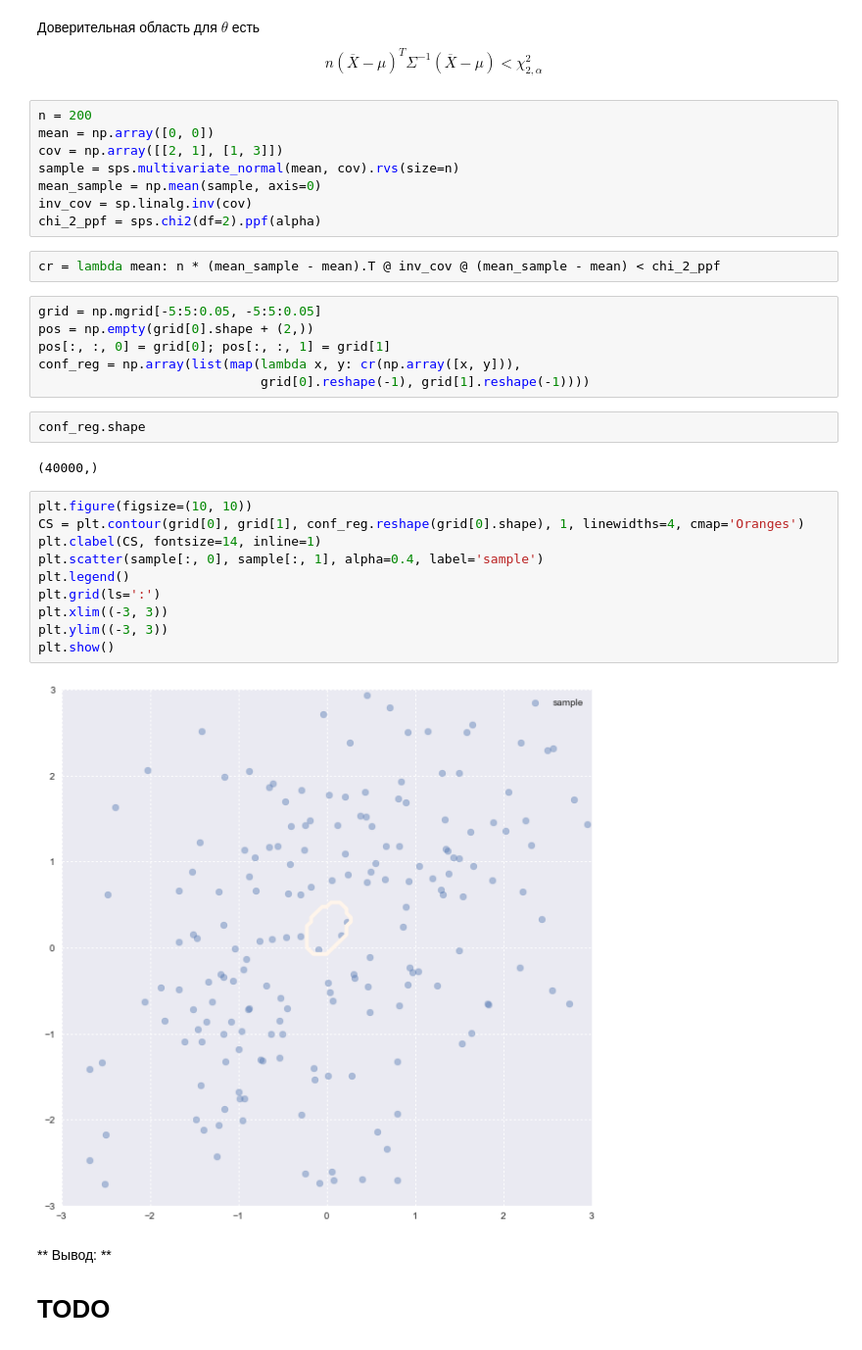
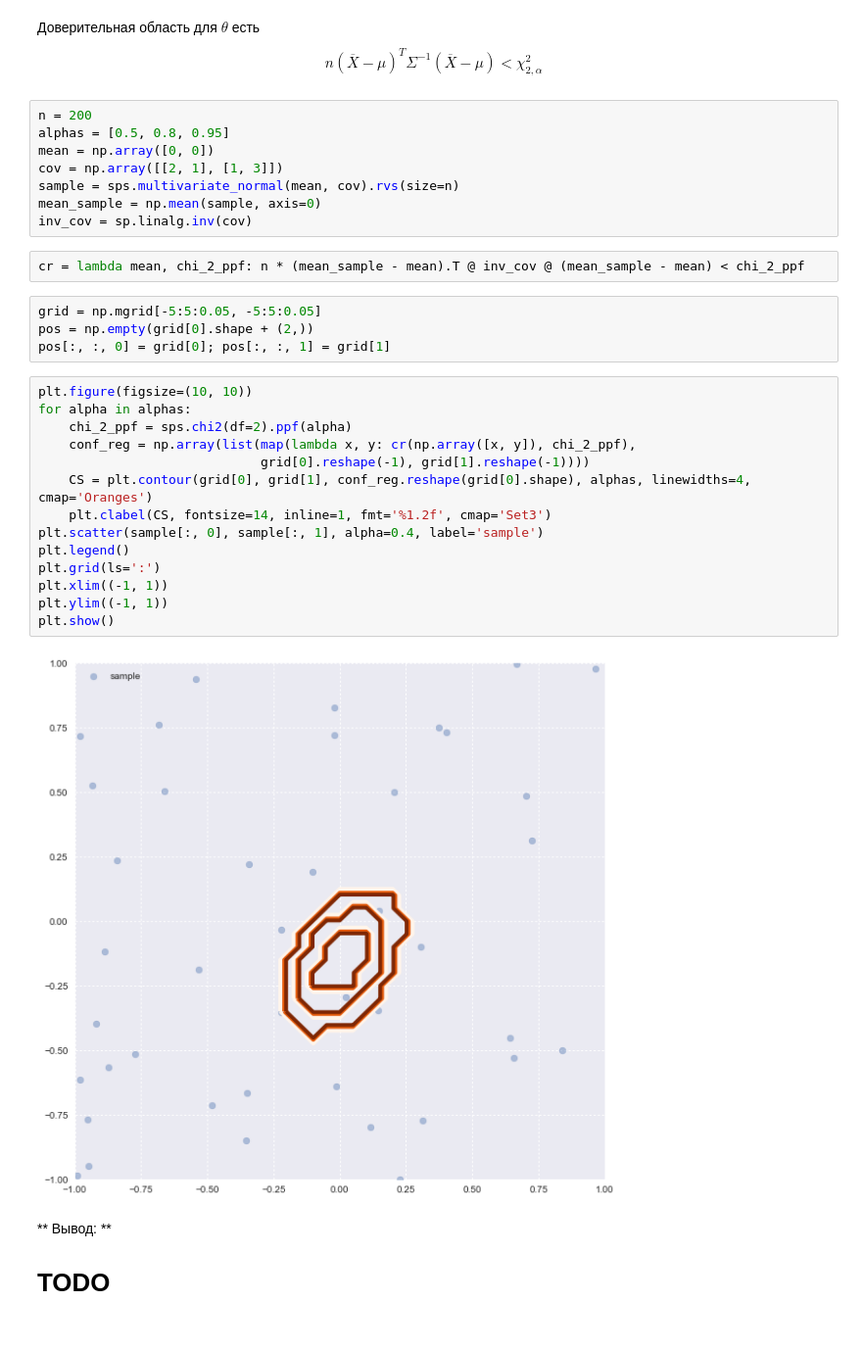
Before and after one commit to ArtemKupriyanov/MIPT-PROGRAMMING, a Jupyter notebook: Math-Stat/4_task/4.92.ipynb, the cells around one changed output. Shown at 98% size. Cells and saved outputs as stored; diff of their text form.

```diff
--- a/Math-Stat/4_task/4.92.ipynb
+++ b/Math-Stat/4_task/4.92.ipynb
@@ -154,36 +154,34 @@ draw_confidence_interval(left, right, sample=sample, ylim=(-3, 3))
 Доверительная область для $\theta$ есть $$ n (\overline{X} - \mu)^{T} \Sigma^{-1} (\overline{X} - \mu) <  \chi^2_{2, \alpha} $$
 # %%
 n = 200
+alphas = [0.5, 0.8, 0.95]
 mean = np.array([0, 0])
 cov = np.array([[2, 1], [1, 3]])
 sample = sps.multivariate_normal(mean, cov).rvs(size=n)
 mean_sample = np.mean(sample, axis=0)
 inv_cov = sp.linalg.inv(cov)
-chi_2_ppf = sps.chi2(df=2).ppf(alpha)
 # %%
-cr = lambda mean: n * (mean_sample - mean).T @ inv_cov @ (mean_sample - mean) < chi_2_ppf
+cr = lambda mean, chi_2_ppf: n * (mean_sample - mean).T @ inv_cov @ (mean_sample - mean) < chi_2_ppf
 # %%
 grid = np.mgrid[-5:5:0.05, -5:5:0.05]
 pos = np.empty(grid[0].shape + (2,))
 pos[:, :, 0] = grid[0]; pos[:, :, 1] = grid[1]
-conf_reg = np.array(list(map(lambda x, y: cr(np.array([x, y])),
-                             grid[0].reshape(-1), grid[1].reshape(-1))))
-# %%
-conf_reg.shape
-# %% [output]
-(40000,)
 # %%
 plt.figure(figsize=(10, 10))
-CS = plt.contour(grid[0], grid[1], conf_reg.reshape(grid[0].shape), 1, linewidths=4, cmap='Oranges')
-plt.clabel(CS, fontsize=14, inline=1)
+for alpha in alphas:
+    chi_2_ppf = sps.chi2(df=2).ppf(alpha)
+    conf_reg = np.array(list(map(lambda x, y: cr(np.array([x, y]), chi_2_ppf),
+                             grid[0].reshape(-1), grid[1].reshape(-1))))
+    CS = plt.contour(grid[0], grid[1], conf_reg.reshape(grid[0].shape), alphas, linewidths=4, cmap='Oranges')
+    plt.clabel(CS, fontsize=14, inline=1, fmt='%1.2f', cmap='Set3')
 plt.scatter(sample[:, 0], sample[:, 1], alpha=0.4, label='sample')
 plt.legend()
 plt.grid(ls=':')
-plt.xlim((-3, 3))
-plt.ylim((-3, 3))
+plt.xlim((-1, 1))
+plt.ylim((-1, 1))
 plt.show()
 # %% [output]
-[figure, old version]
+[figure, new version]
 # %% [markdown]
 ** Вывод: **
 # TODO
```
Also changed, not shown: parts of 12 cells of this notebook.
